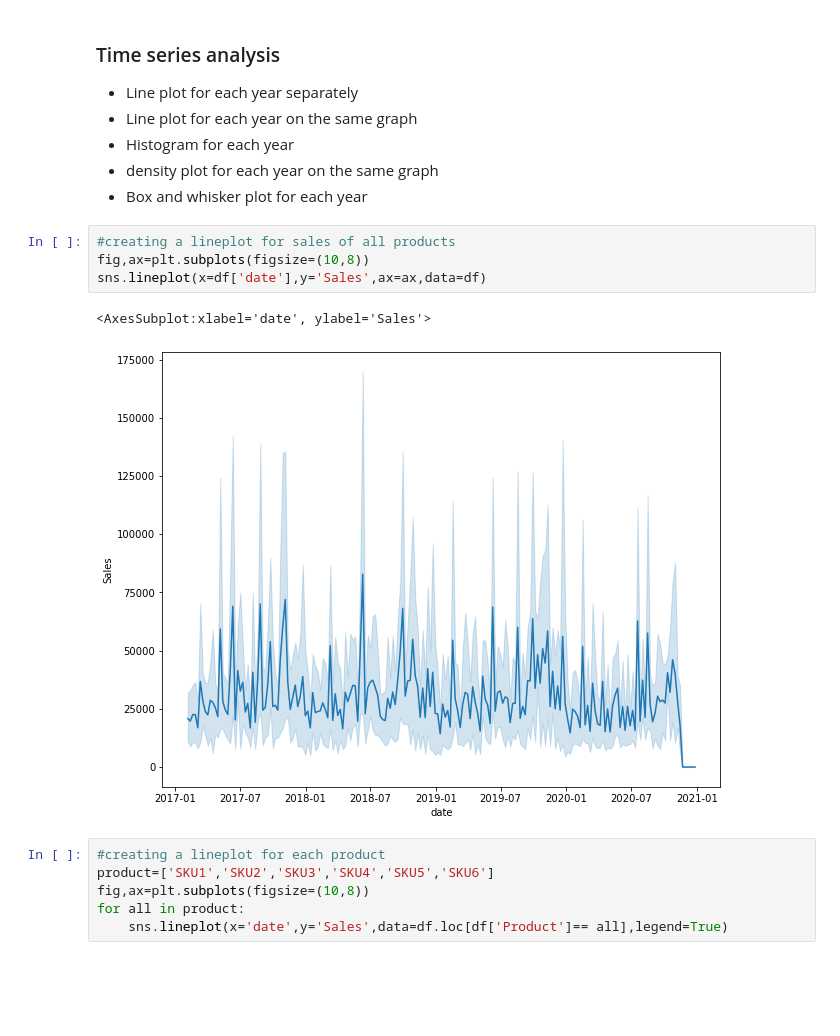
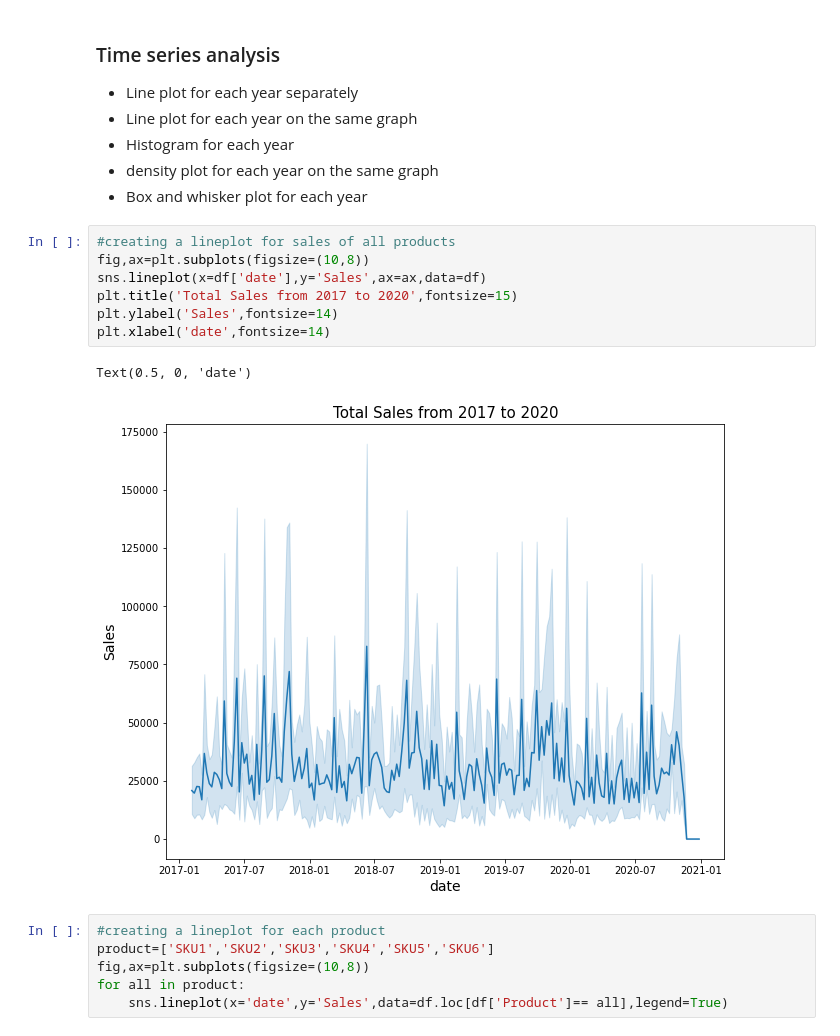
Before and after one commit to felix-n12/Retail-Forecasting, a Jupyter notebook: retail_forecasting.ipynb, the cells around one changed output. Cells and saved outputs as stored; diff of their text form; blank space fills up the shorter version.

```diff
--- a/retail_forecasting.ipynb
+++ b/retail_forecasting.ipynb
@@ -680,10 +680,13 @@ plt.show()
 # %%
 #creating a lineplot for sales of all products
 fig,ax=plt.subplots(figsize=(10,8))
 sns.lineplot(x=df['date'],y='Sales',ax=ax,data=df)
+plt.title('Total Sales from 2017 to 2020',fontsize=15)
+plt.ylabel('Sales',fontsize=14)
+plt.xlabel('date',fontsize=14)
 # %% [output]
-<AxesSubplot:xlabel='date', ylabel='Sales'>
+Text(0.5, 0, 'date')
-[figure, old version]
+[figure, new version]
 # %%
 #creating a lineplot for each product
 product=['SKU1','SKU2','SKU3','SKU4','SKU5','SKU6']
```
Also changed, not shown: parts of 1 cell of this notebook, 4 other files.
